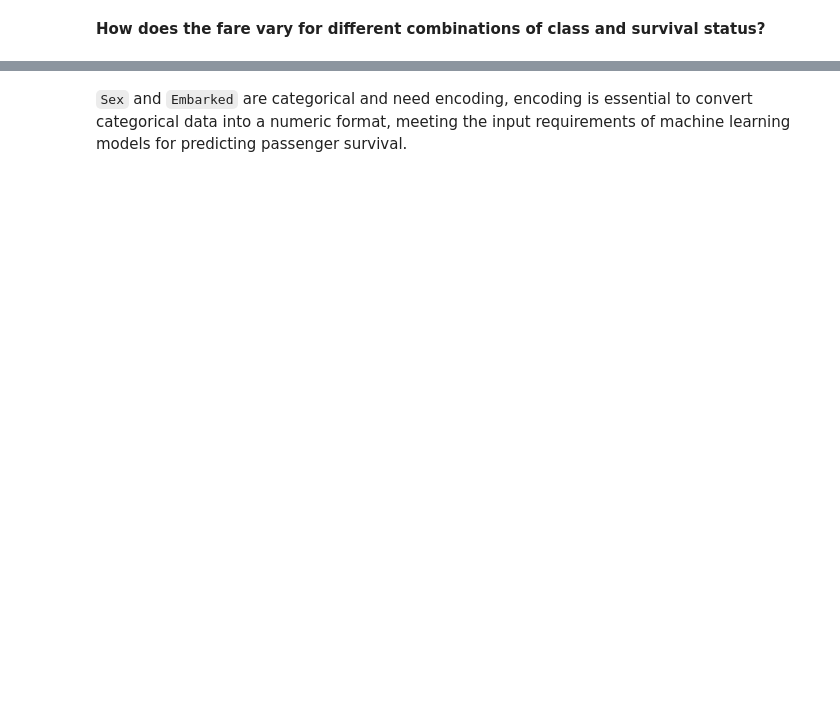
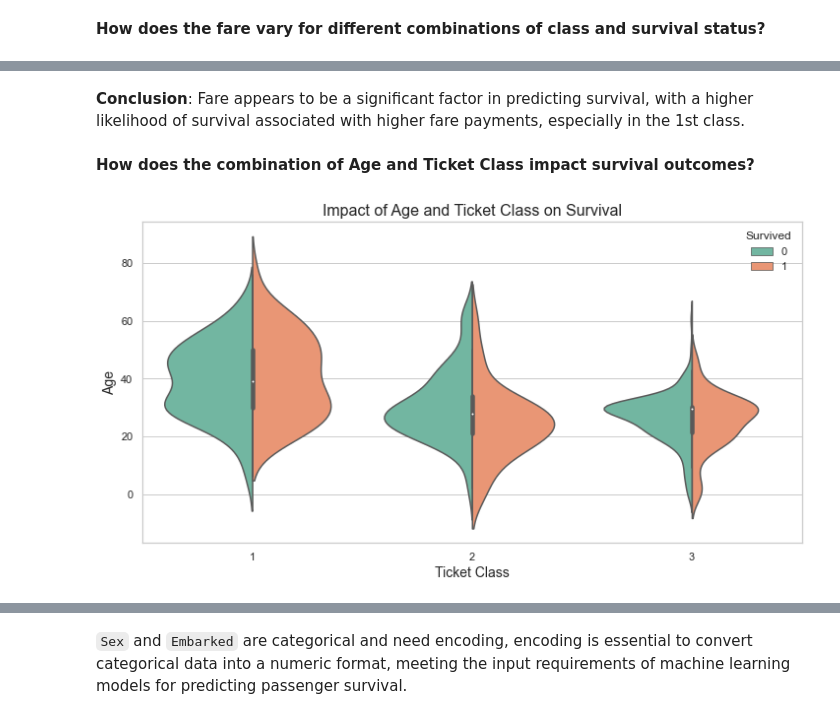
Before and after one commit to Chelangat-sharon/CODSOFT, a Jupyter notebook: Task 1.ipynb, the cells around one changed output, grey strips where cells are left out. Saved outputs shown, nothing was run; the diff lists cells and outputs as text; code cells hidden in the pictures; blank space fills up the shorter version.

```diff
--- a/Task 1.ipynb
+++ b/Task 1.ipynb
@@ -569,0 +554,21 @@ plt.show()
+# %% [markdown]
+**Conclusion**: Fare appears to be a significant factor in predicting survival, with a higher likelihood of survival associated with higher fare payments, especially in the 1st class.
+# %% [markdown]
+**How does the combination of Age and Ticket Class impact survival outcomes?**
+# %%
+# Set the style for the plot
+sns.set(style="whitegrid")
+
+# Create a violinplot
+plt.figure(figsize=(12, 6))
+sns.violinplot(x='Pclass', y='Age', hue='Survived', data=df, palette='Set2', split=True)
+
+# Set the title and labels
+plt.title('Impact of Age and Ticket Class on Survival', fontsize=16)
+plt.xlabel('Ticket Class', fontsize=14)
+plt.ylabel('Age', fontsize=14)
+
+# Show the plot
+plt.show()
+# %% [output]
+[figure, added]
```
Also changed, not shown: parts of 30 cells of this notebook.
